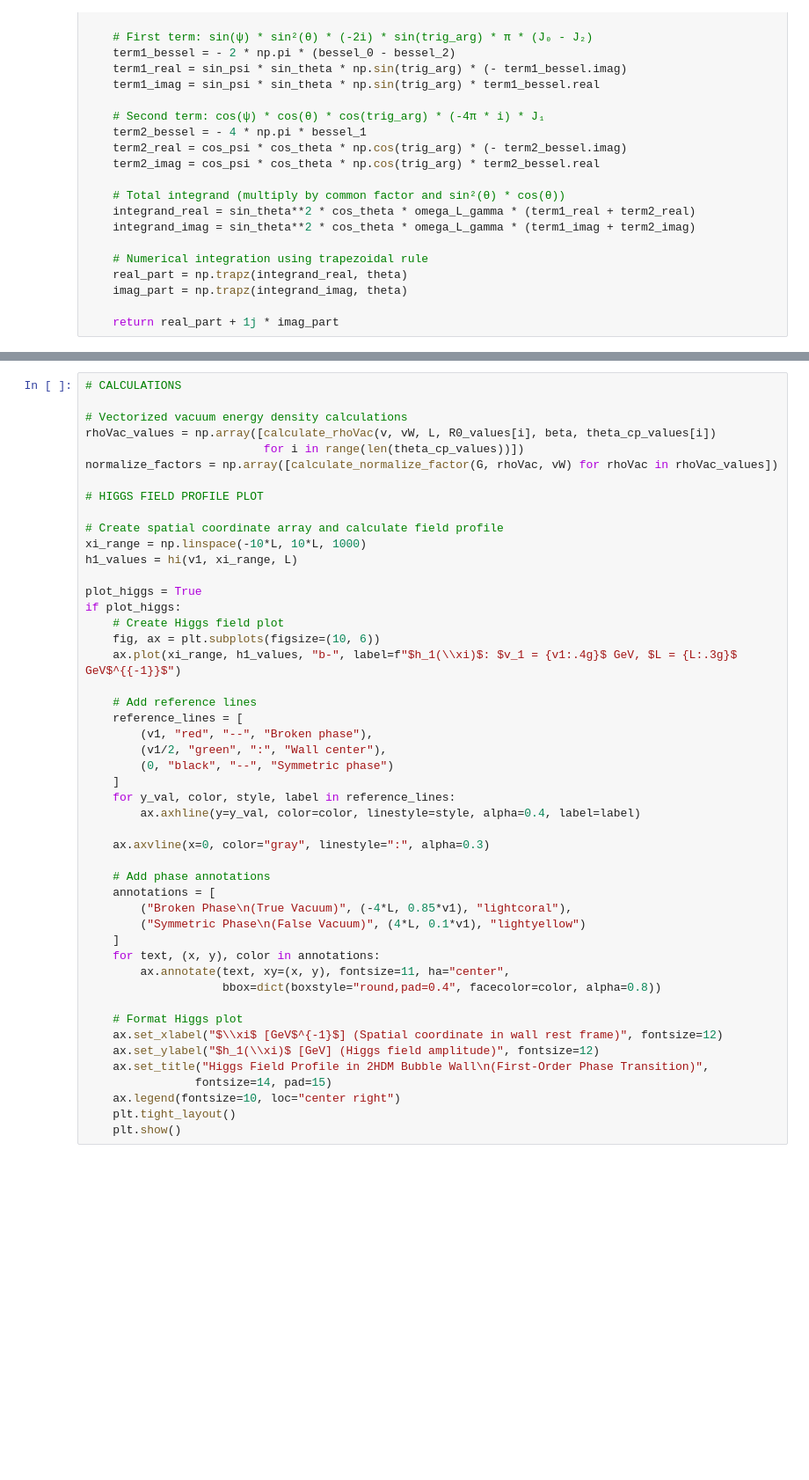
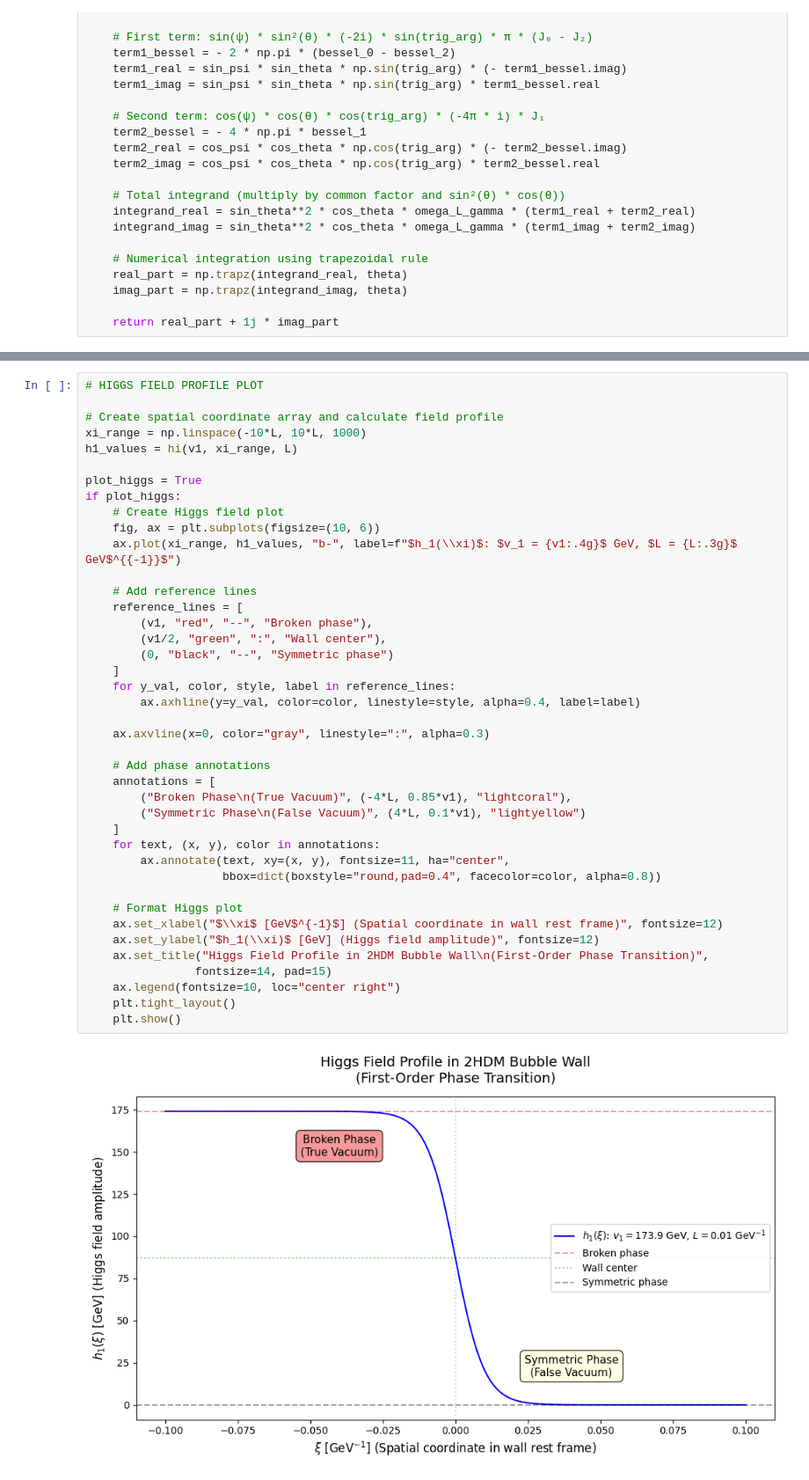
Before and after one commit to ckkyue/BBN, a Jupyter notebook: gwplot.ipynb, the cells around one changed output, grey strips where cells are left out. Shown at 88% size. Drawn from its saved outputs; the diff is of its cells as text; blank space fills up the shorter version.

```diff
--- a/gwplot.ipynb
+++ b/gwplot.ipynb
@@ -826,11 +803,4 @@ def fit_power_law(x_data, y_data):
 # %%
-# CALCULATIONS
-
-# Vectorized vacuum energy density calculations
-rhoVac_values = np.array([calculate_rhoVac(v, vW, L, R0_values[i], beta, theta_cp_values[i])
-                          for i in range(len(theta_cp_values))])
-normalize_factors = np.array([calculate_normalize_factor(G, rhoVac, vW) for rhoVac in rhoVac_values])
-
 # HIGGS FIELD PROFILE PLOT
 
 # Create spatial coordinate array and calculate field profile
@@ -844,30 +814,32 @@ if plot_higgs:
     ax.plot(xi_range, h1_values, "b-", label=f"$h_1(\\xi)$: $v_1 = {v1:.4g}$ GeV, $L = {L:.3g}$ GeV$^{{-1}}$")
 
     # Add reference lines
     reference_lines = [
         (v1, "red", "--", "Broken phase"),
         (v1/2, "green", ":", "Wall center"),
         (0, "black", "--", "Symmetric phase")
     ]
     for y_val, color, style, label in reference_lines:
         ax.axhline(y=y_val, color=color, linestyle=style, alpha=0.4, label=label)
 
     ax.axvline(x=0, color="gray", linestyle=":", alpha=0.3)
 
     # Add phase annotations
     annotations = [
         ("Broken Phase\n(True Vacuum)", (-4*L, 0.85*v1), "lightcoral"),
         ("Symmetric Phase\n(False Vacuum)", (4*L, 0.1*v1), "lightyellow")
     ]
     for text, (x, y), color in annotations:
         ax.annotate(text, xy=(x, y), fontsize=11, ha="center",
                     bbox=dict(boxstyle="round,pad=0.4", facecolor=color, alpha=0.8))
 
     # Format Higgs plot
     ax.set_xlabel("$\\xi$ [GeV$^{-1}$] (Spatial coordinate in wall rest frame)", fontsize=12)
     ax.set_ylabel("$h_1(\\xi)$ [GeV] (Higgs field amplitude)", fontsize=12)
     ax.set_title("Higgs Field Profile in 2HDM Bubble Wall\n(First-Order Phase Transition)",
                 fontsize=14, pad=15)
     ax.legend(fontsize=10, loc="center right")
     plt.tight_layout()
     plt.show()
+# %% [output]
+[figure, added]
```
Also changed, not shown: parts of 10 cells of this notebook, 10 other files.
